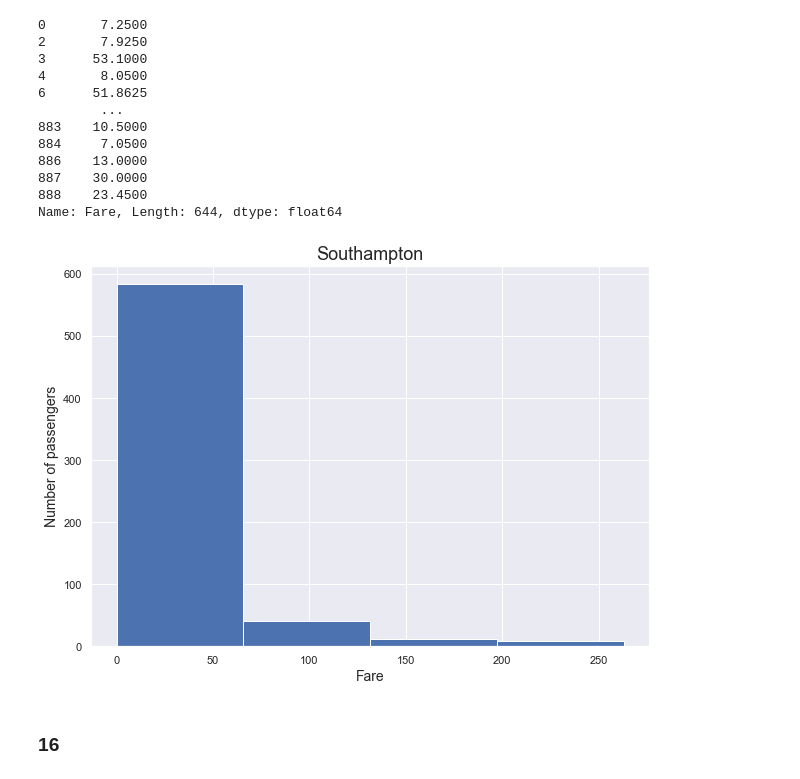
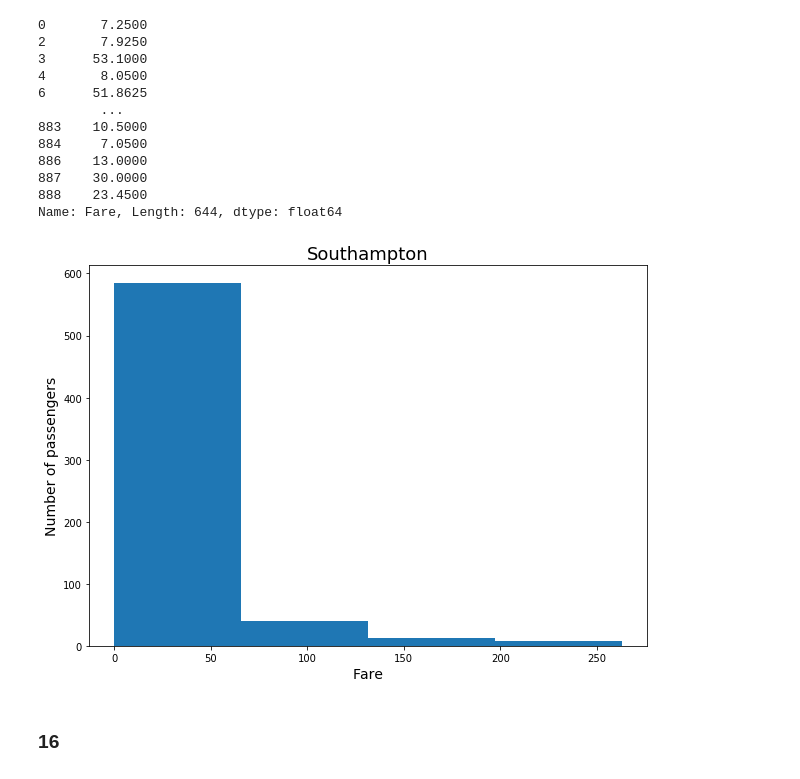
Before and after one commit to khaykingleb/DA_Seminars_and_Homework, a Jupyter notebook: hw1/hw1.ipynb, the cells around one changed output. Cells and saved outputs as stored; diff of their text form; code cells hidden in the pictures.

```diff
--- a/hw1/hw1.ipynb
+++ b/hw1/hw1.ipynb
@@ -624,7 +623,6 @@ cherbourg_fare
 889    30.0000
 Name: Fare, Length: 168, dtype: float64
 # %%
-sns.set(color_codes=True)
 plt.figure(figsize=(10,7))
 plt.hist(cherbourg_fare, bins=4)
 plt.xlabel("Fare", fontsize=14)
@@ -652,7 +650,6 @@ queenstown_fare
 890     7.7500
 Name: Fare, Length: 77, dtype: float64
 # %%
-sns.set(color_codes=True)
 plt.figure(figsize=(10,7))
 plt.hist(queenstown_fare, bins=2)
 plt.xlabel("Fare", fontsize=14)
@@ -680,15 +677,14 @@ southampton_fare
 888    23.4500
 Name: Fare, Length: 644, dtype: float64
 # %%
-sns.set(color_codes=True)
 plt.figure(figsize=(10,7))
 plt.hist(southampton_fare, bins=4)
 plt.xlabel("Fare", fontsize=14)
 plt.ylabel("Number of passengers", fontsize=14)
 plt.title("Southampton", fontsize=18)
 plt.show()
 # %% [output]
-[figure, old version]
+[figure, new version]
 # %% [markdown]
 ### 16
 # %% [markdown]
```
Also changed, not shown: parts of 56 cells of this notebook.
